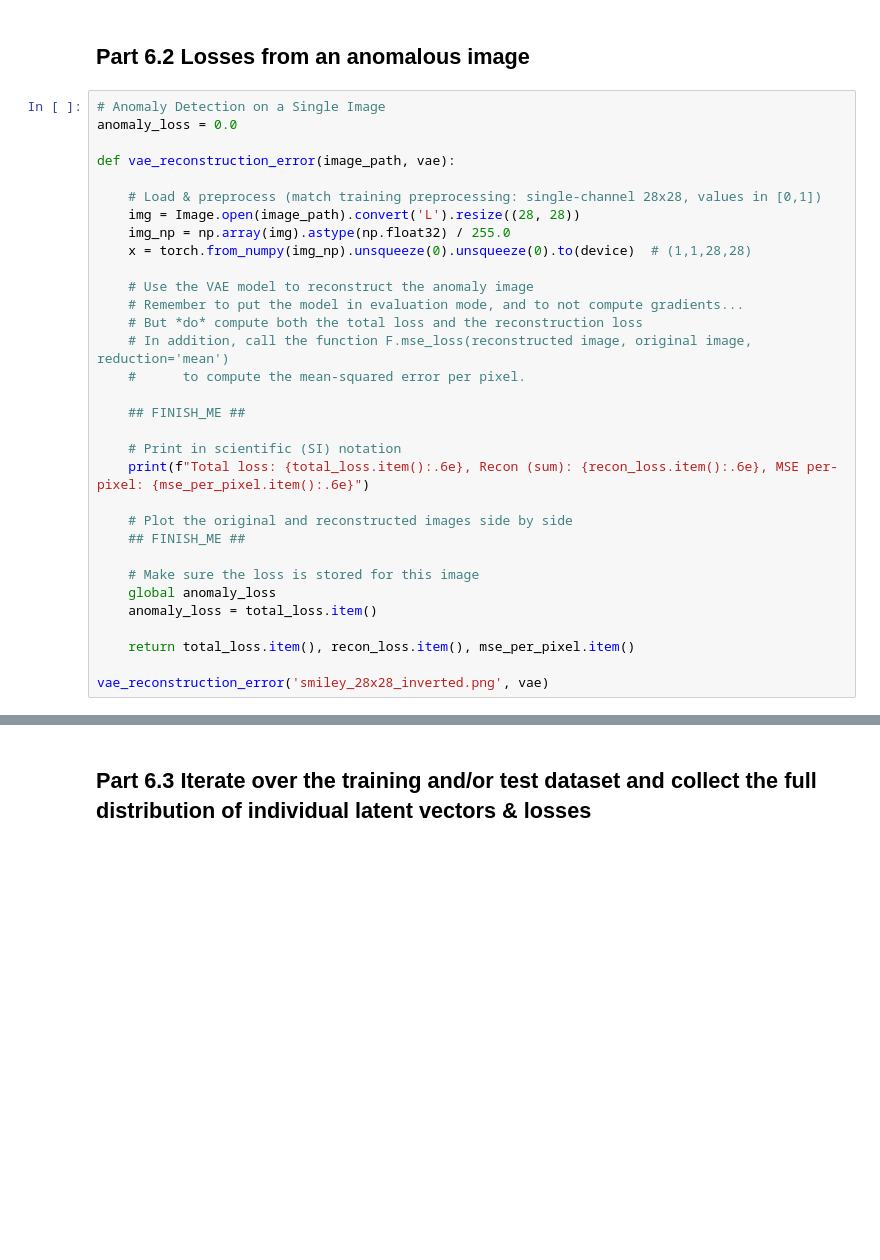
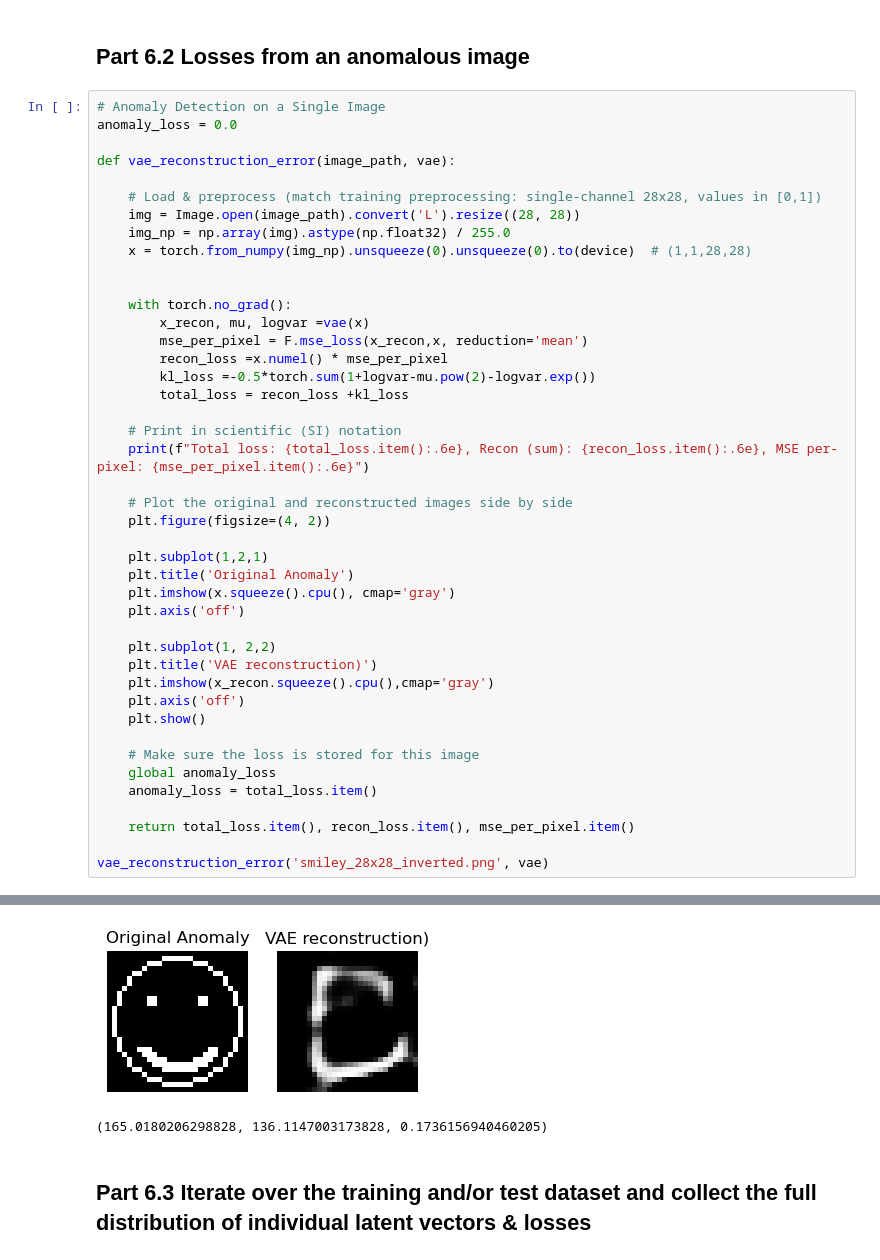
Before and after one commit to AlexandraCiotau/AGQ-computing-2026-HW, a Jupyter notebook: Week 3/CNN_VAE_Questions.ipynb, the cells around one changed output, grey strips where cells are left out. Saved outputs shown, nothing was run; the diff lists cells and outputs as text; blank space fills up the shorter version.

```diff
--- a/Week 3/CNN_VAE_Questions.ipynb
+++ b/Week 3/CNN_VAE_Questions.ipynb
@@ -1194,19 +1228,30 @@ def vae_reconstruction_error(image_path, vae):
     img_np = np.array(img).astype(np.float32) / 255.0
     x = torch.from_numpy(img_np).unsqueeze(0).unsqueeze(0).to(device)  # (1,1,28,28)
 
-    # Use the VAE model to reconstruct the anomaly image
-    # Remember to put the model in evaluation mode, and to not compute gradients...
-    # But *do* compute both the total loss and the reconstruction loss
-    # In addition, call the function F.mse_loss(reconstructed image, original image, reduction='mean')
-    #      to compute the mean-squared error per pixel.
 
-    ## FINISH_ME ##
+    with torch.no_grad():
+        x_recon, mu, logvar =vae(x)
+        mse_per_pixel = F.mse_loss(x_recon,x, reduction='mean')
+        recon_loss =x.numel() * mse_per_pixel
+        kl_loss =-0.5*torch.sum(1+logvar-mu.pow(2)-logvar.exp())
+        total_loss = recon_loss +kl_loss
 
     # Print in scientific (SI) notation
     print(f"Total loss: {total_loss.item():.6e}, Recon (sum): {recon_loss.item():.6e}, MSE per-pixel: {mse_per_pixel.item():.6e}")
 
     # Plot the original and reconstructed images side by side
-    ## FINISH_ME ##
+    plt.figure(figsize=(4, 2))
+
+    plt.subplot(1,2,1)
+    plt.title('Original Anomaly')
+    plt.imshow(x.squeeze().cpu(), cmap='gray')
+    plt.axis('off')
+
+    plt.subplot(1, 2,2)
+    plt.title('VAE reconstruction)')
+    plt.imshow(x_recon.squeeze().cpu(),cmap='gray')
+    plt.axis('off')
+    plt.show()
 
     # Make sure the loss is stored for this image
     global anomaly_loss
@@ -1215,3 +1260,4 @@ def vae_reconstruction_error(image_path, vae):
     return total_loss.item(), recon_loss.item(), mse_per_pixel.item()
 
 vae_reconstruction_error('smiley_28x28_inverted.png', vae)
+# %% [output]
@@ -1218,3 +1265,5 @@ vae_reconstruction_error('smiley_28x28_inverted.png', vae)
+[figure, added]
+(165.0180206298828, 136.1147003173828, 0.1736156940460205)
 # %% [markdown]
 ## Part 6.3 Iterate over the training and/or test dataset and collect the full distribution of individual latent vectors & losses
 # %%
```
Also changed, not shown: parts of 19 cells of this notebook, 3 other files.
